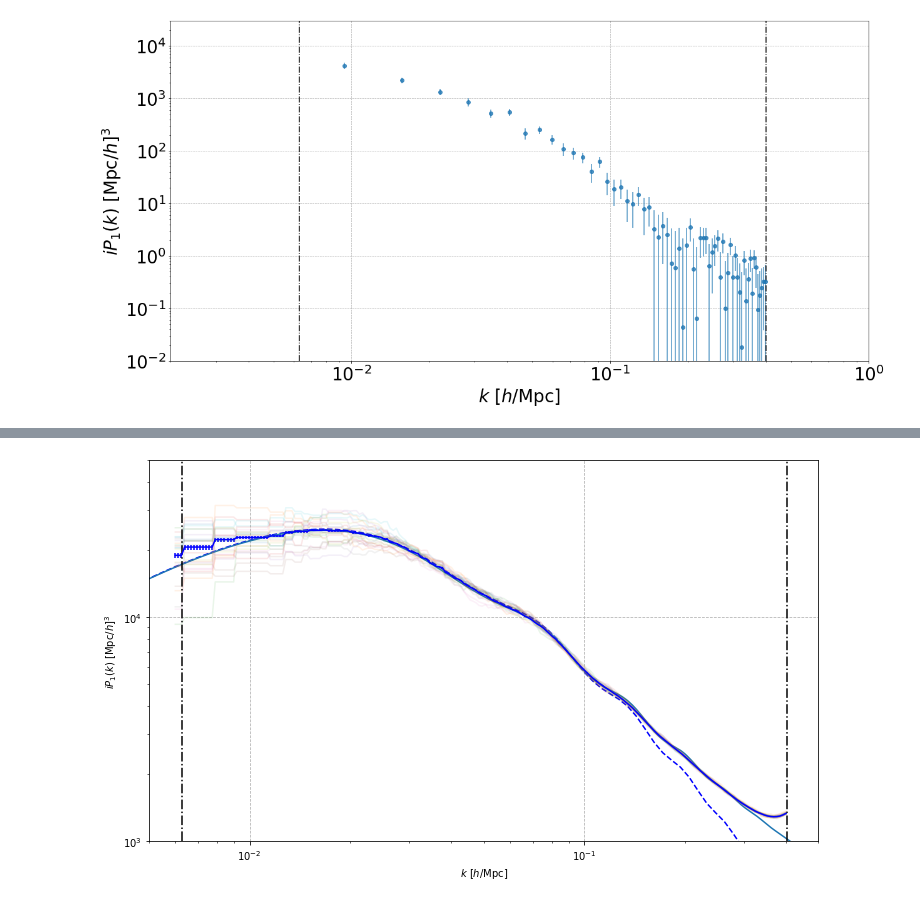
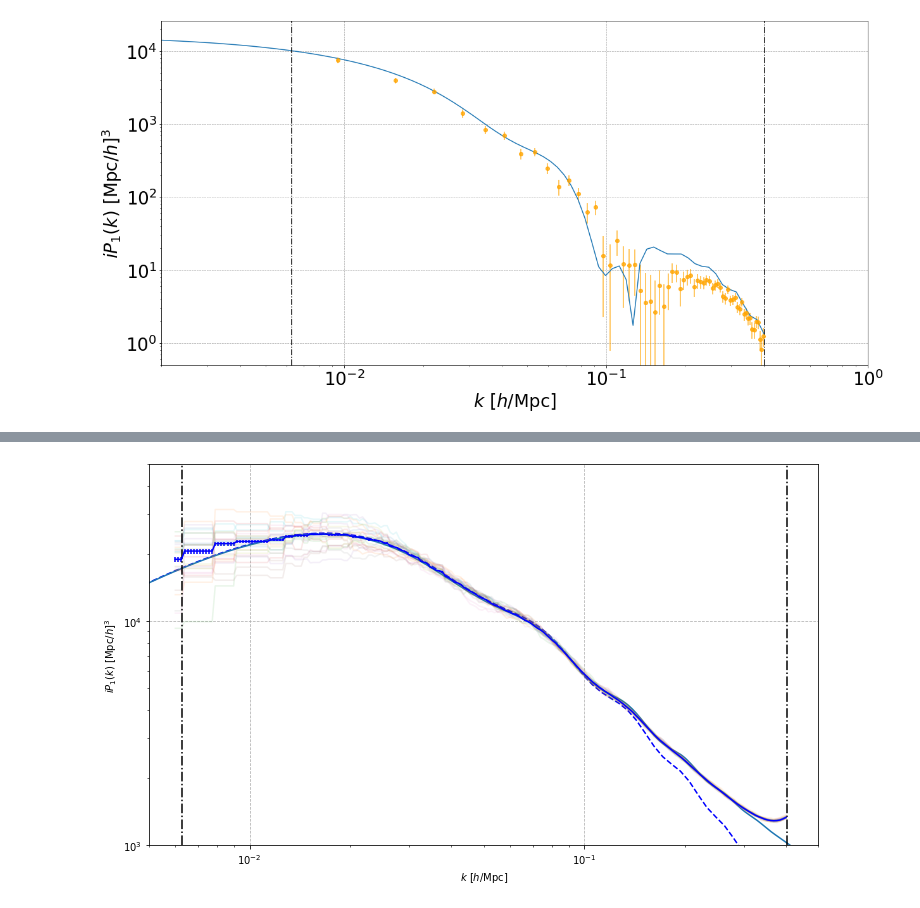
Before and after one commit to craddis1/PkBk, a Jupyter notebook: Notebooks/run_pk.ipynb, the cells around one changed output, grey strips where cells are left out. Saved outputs shown, nothing was run; the diff lists cells and outputs as text; code cells hidden in the pictures.

```diff
--- a/Notebooks/run_pk.ipynb
+++ b/Notebooks/run_pk.ipynb
@@ -32,7 +33,7 @@ Nside=128
 L=1000
 rfft=False
 order=2
-obs_pos=(500,500,0)#
+obs_pos=(500,0,500) #
 grid_info = cgi.compute_survey(Nside,L,rfft,order,obs_pos)
 #xi,x_norm,ki,k_mag,MAS,k_f,k_ny
 # %% [output]
@@ -67,7 +74,8 @@ Wall time: 70.8 ms
 # %%
 %%time
 t= 0.5
-l= 1
-exorder = 1
+l = 1
+exorder = 2
 Pk_ell = Pk.Pk(field_tmp,L,Nside,l,k_est,grid_info,binning_info,t,exorder,iFFT,dtype,threads,rfft,verbose)
+Pk_ell1 = Pk1.Pk(field_tmp,L,Nside,l,k_est,grid_info,binning_info,t,exorder,iFFT,dtype,threads,rfft,verbose)
 # %% [output]
@@ -168,12 +185,15 @@ dict_keys(['l=1,t=0', 'l=0', 'l=2,t=0'])
 def avg_err(Pk):#ok so adapt to nested dict structure...
     Pk_avg = {}
     Pk_err = {}
+    Pk_std = {}
     for i in Pk.keys():#so this loops over each type - i.e. PP,Cen,real_space
         Pk_avg[i] = {}#create the nested dictionary to fill...
         Pk_err[i] = {}
+        Pk_std[i] = {}
         for j in Pk[i].keys(): # loop over multipole keys - to get mean and std for each
             Pk_avg[i][j] = np.mean((Pk[i][j]),axis=0)
             Pk_err[i][j] = np.std(Pk[i][j],axis=0)/np.sqrt(len(Pk[i][j])) # standard error makes sense as we have independent realisations
-    return Pk_avg,Pk_err
+            Pk_std[i][j] = np.std(Pk[i][j],axis=0)
+    return Pk_avg,Pk_err,Pk_std
 
-Pk_avg,Pk_err = avg_err(pk)
+Pk_avg,Pk_err,Pk_std = avg_err(pk)
@@ -180,28 +281,33 @@ Pk_avg,Pk_err = avg_err(pk)
 # %%
+#dipole!!!
 plt.figure(figsize=(20,10))
 
-key1 = '0'
+key1 = 'Cen'
 
-plt.errorbar(k_est,np.abs(Pk_avg['0']['l=1,t=0']),yerr=Pk_err['0']['l=1,t=0'],fmt ='o',linestyle='none',alpha=0.8)
+#plt.errorbar(k_est,np.abs(Pk_avg['0']['l=1,t=0']),yerr=Pk_err['0']['l=1,t=0'],fmt ='o',linestyle='none',alpha=0.8)
+#plt.errorbar(k_est,np.abs(Pk_avg['0']['l=1,t=5']),yerr=Pk_err['0']['l=1,t=5'],fmt ='o',linestyle='none',alpha=0.8)
+
+plt.errorbar(k_est,np.abs(Pk_avg[key1]['l=1,t=0']),yerr=Pk_err[key1]['l=1,t=0'],fmt ='o',linestyle='none',color='orange',alpha=0.8)
+#plt.errorbar(k_est,np.abs(Pk_avg['-500']['l=1,t=5']),yerr=Pk_err['-500']['l=1,t=5'],fmt ='o',linestyle='none',color='red',alpha=0.8)
 
 for i in range(100):
-    1#plt.plot(k_est,np.abs(pk['0']['l=1,t=0'][i].imag),',',alpha=0.5,color='grey')
+    1#plt.plot(k_est,-(pk['0']['l=1,t=0'][i].imag),'.',alpha=0.6,color='grey')
 
-#plt.plot(ks,np.abs(pk_dipo_dfog_wa(ks,10,0)))
-#plt.plot(ks,np.abs(dip_dfog(ks,5,0))/1.41)
-#plt.plot(ks,np.abs(dip_dfog_fake(ks,sigma,t))/1.41)
+
+plt.plot(ks,np.abs(dip_dfog(ks,5,500,0)))
+#plt.plot(ks,np.abs(dip_dfog_fake(ks,5,560,t)))
 #plt.plot(ks,Pk_l1_wa)
 
-plt.axvline(x = grid_info[5], linestyle='-.', color = 'black')
-plt.axvline(x = grid_info[6], linestyle='-.', color = 'black')
+plt.axvline(x = grid_info[5], linestyle = '-.', color = 'black')
+plt.axvline(x = grid_info[6], linestyle = '-.', color = 'black')
 plt.xlim(2e-3,1e0)
-plt.ylim(1e-2,3e+4)
+#plt.ylim(-1e+4,1e+4)
 plt.xlabel('$k\,\,[h/\mathrm{Mpc}]$')
 plt.ylabel('$i P_{1}(k)\,\,[\mathrm{Mpc}/h]^3$')
 
 plt.yscale('log')
 plt.xscale('log')
 plt.grid(ls='--',lw=0.75)
 #plt.savefig("P_0_pp_comp.png",bbox_inches='tight')#
 # %% [output]
-[figure, old version]
+[figure, new version]
```
Also changed, not shown: parts of 36 cells of this notebook, 6 other files.
